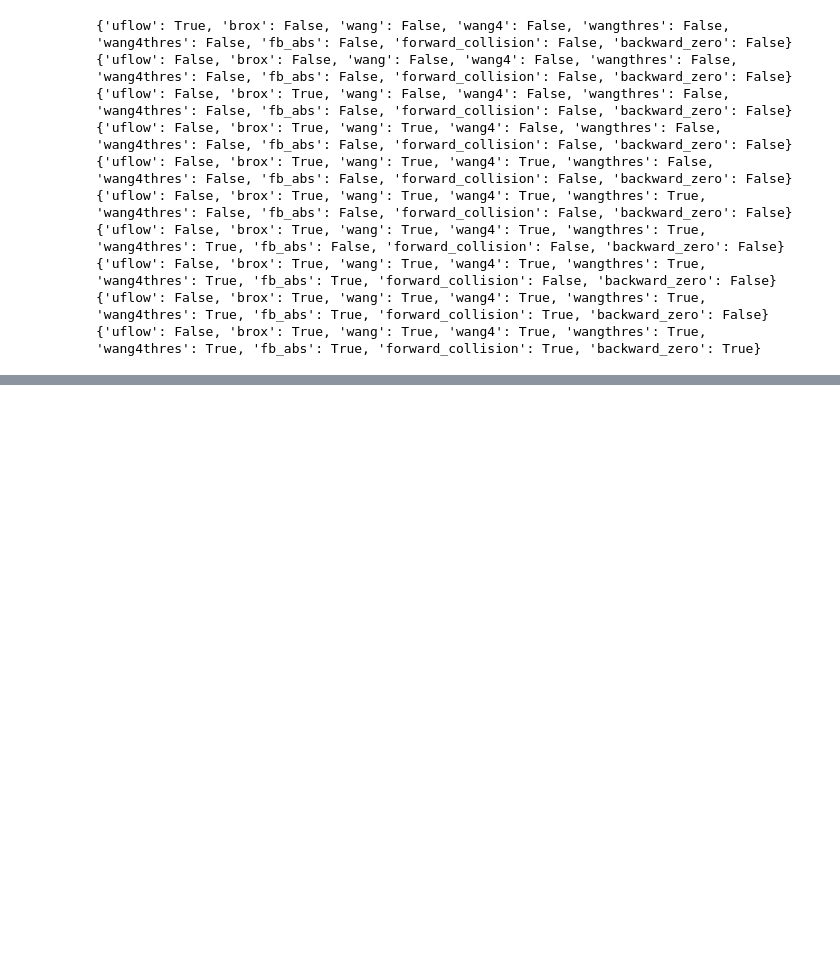
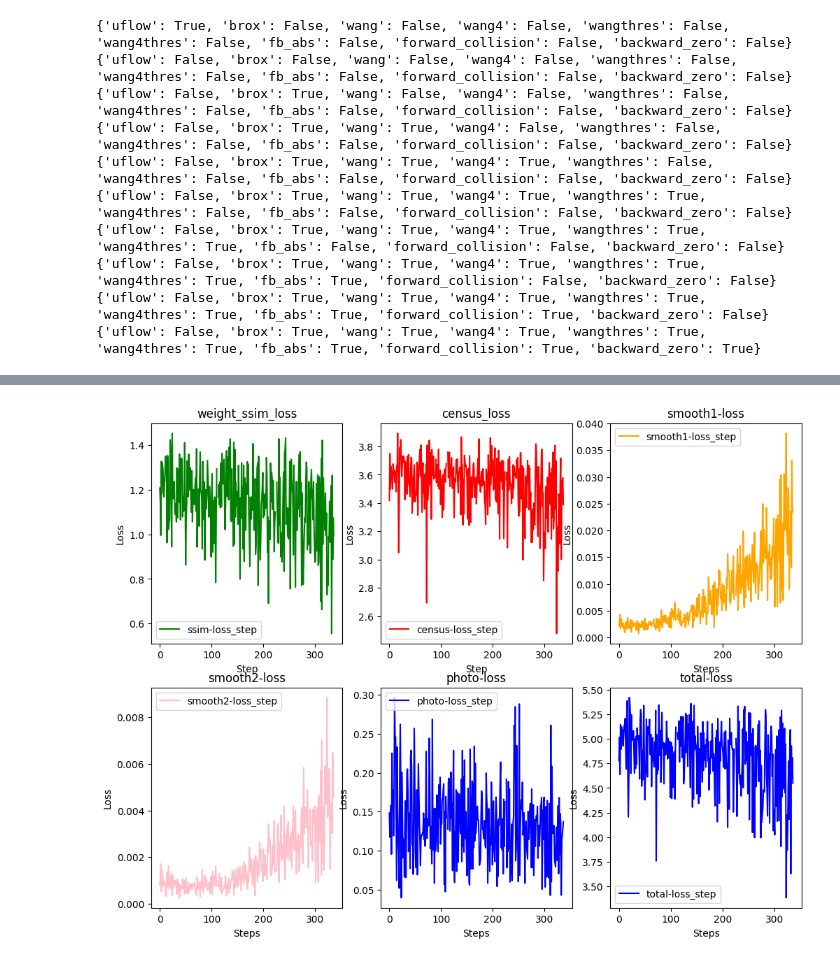
Before and after one commit to ZhaoxiZhang728/uflow_trans_pytorch, a Jupyter notebook: test.ipynb, the cells around one changed output, grey strips where cells are left out. Saved outputs shown, nothing was run; the diff lists cells and outputs as text; code cells hidden in the pictures; blank space fills up the shorter version.

```diff
--- a/test.ipynb
+++ b/test.ipynb
@@ -113,2 +111,2 @@ import pandas as pd
 # %%
-x = pd.read_csv('./result/checkpoint/lightning_logs/version_0/metrics.csv')
+me_for_fc = pd.read_csv('/home/zhaoxizh/zhaoxizh_project/uflow/result/checkpoint/lightning_logs/version_5/metrics.csv')
@@ -130,0 +133,54 @@ x
+# %%
+plt.figure(figsize=(12, 9))
+plt.subplot(2,3,1)
+# Plotting each loss column with a different color and label
+plt.plot(me_for_fc['ssim-loss_step'], label='ssim-loss_step', color='green')
+
+# Adding labels and legend
+plt.xlabel('Step')
+plt.ylabel('Loss')
+plt.title('weight_ssim_loss')
+plt.legend()
+
+plt.subplot(2,3,2)
+# Plotting each loss column with a different color and label
+plt.plot(me_for_fc['census-loss_step'], label='census-loss_step', color='red')
+
+# Adding labels and legend
+plt.xlabel('Step')
+plt.ylabel('Loss')
+plt.title('census_loss')
+plt.legend()
+
+
+plt.subplot(2,3,3)
+plt.plot(me_for_fc['smooth1-loss_step'], label='smooth1-loss_step', color='orange')
+plt.xlabel('Steps')
+plt.ylabel('Loss')
+plt.title('smooth1-loss')
+plt.legend()
+
+plt.subplot(2,3,4)
+plt.plot(me_for_fc['smooth2-loss_step'], label='smooth2-loss_step', color='pink')
+plt.xlabel('Steps')
+plt.ylabel('Loss')
+plt.title('smooth2-loss')
+plt.legend()
+
+plt.subplot(2,3,5)
+plt.plot(me_for_fc['photo-loss_step'], label='photo-loss_step', color='blue')
+plt.xlabel('Steps')
+plt.ylabel('Loss')
+plt.title('photo-loss')
+plt.legend()
+
+plt.subplot(2,3,6)
+plt.plot(me_for_fc['total-loss_step'], label='total-loss_step', color='blue')
+plt.xlabel('Steps')
+plt.ylabel('Loss')
+plt.title('total-loss')
+plt.legend()
+
+plt.savefig('./result/losses_2.png',dpi=300)
+# %% [output]
+[figure, added]
```
Also changed, not shown: parts of 23 cells of this notebook, 52 other files.
